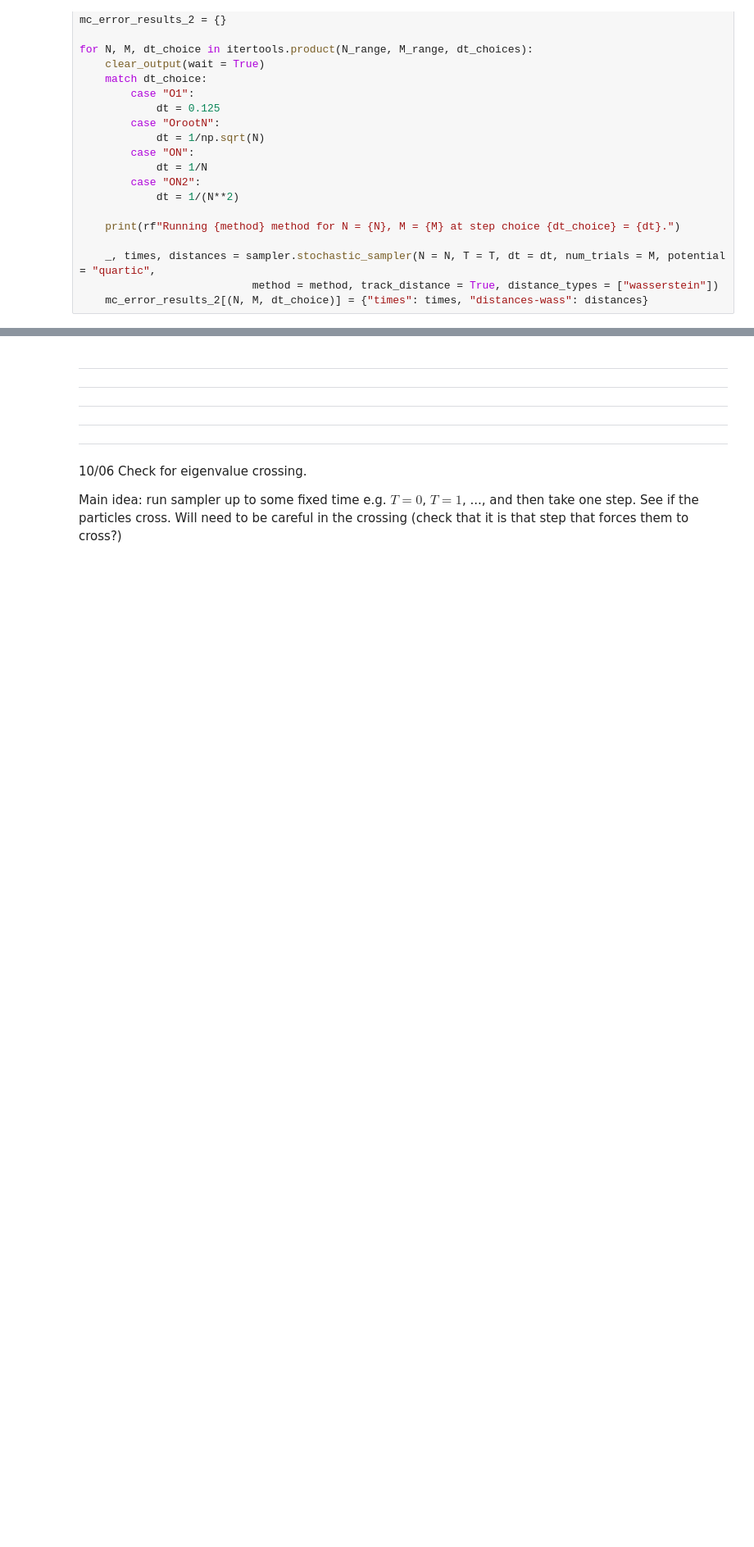
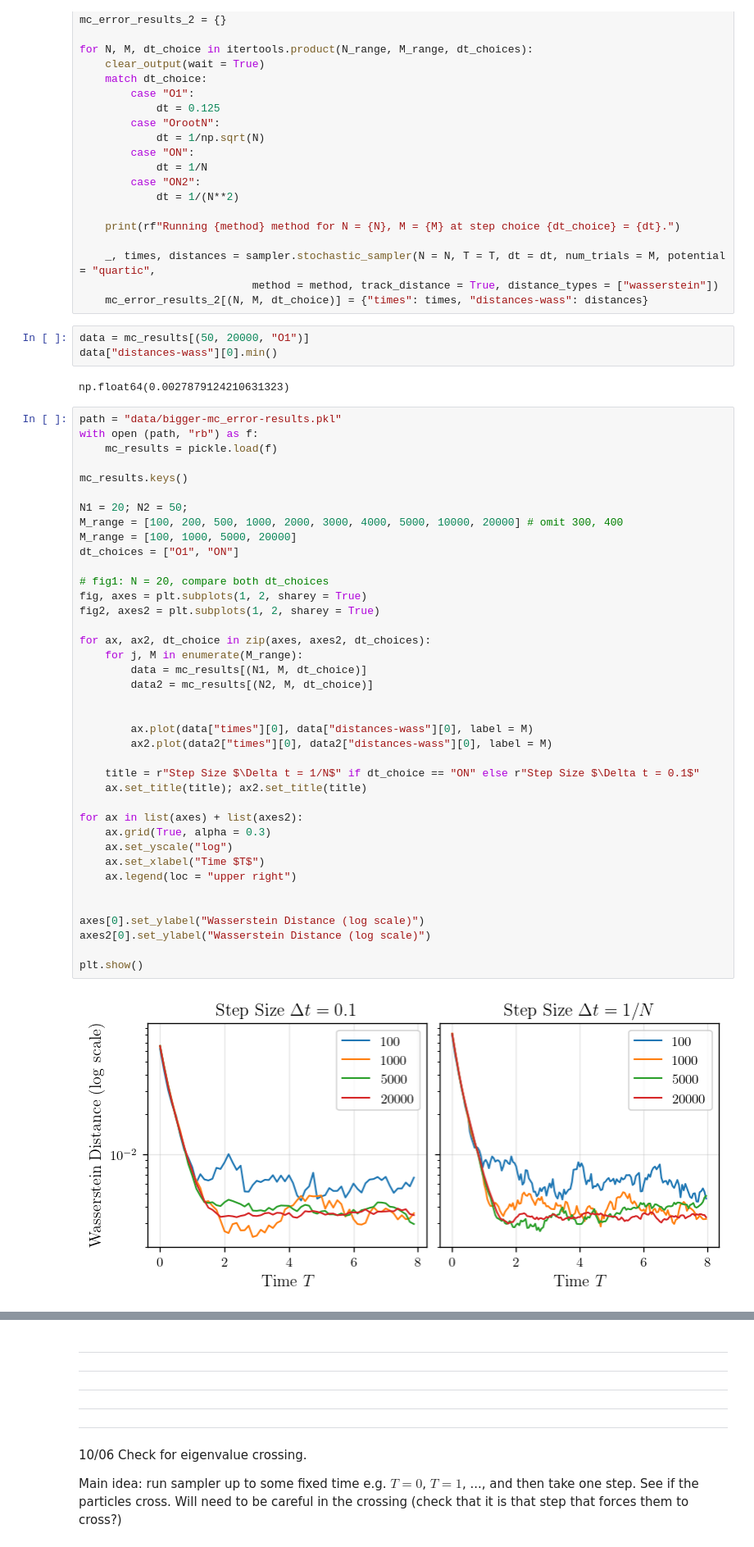
Before and after one commit to fredwdickinson/dissertation, a Jupyter notebook: code/main.ipynb, the cells around one changed output, grey strips where cells are left out. Shown at 82% size. Saved outputs shown, nothing was run; the diff lists cells and outputs as text; blank space fills up the shorter version.

```diff
--- a/code/main.ipynb
+++ b/code/main.ipynb
@@ -359,3 +366,49 @@ for N, M, dt_choice in itertools.product(N_range, M_range, dt_choices):
     _, times, distances = sampler.stochastic_sampler(N = N, T = T, dt = dt, num_trials = M, potential = "quartic",
                            method = method, track_distance = True, distance_types = ["wasserstein"])
     mc_error_results_2[(N, M, dt_choice)] = {"times": times, "distances-wass": distances}
+# %%
+data = mc_results[(50, 20000, "O1")]
+data["distances-wass"][0].min()
+# %% [output]
+np.float64(0.0027879124210631323)
+# %%
+path = "data/bigger-mc_error-results.pkl"
+with open (path, "rb") as f:
+    mc_results = pickle.load(f)
+
+mc_results.keys()
+
+N1 = 20; N2 = 50;
+M_range = [100, 200, 500, 1000, 2000, 3000, 4000, 5000, 10000, 20000] # omit 300, 400
+M_range = [100, 1000, 5000, 20000]
+dt_choices = ["O1", "ON"]
+
+# fig1: N = 20, compare both dt_choices
+fig, axes = plt.subplots(1, 2, sharey = True)
+fig2, axes2 = plt.subplots(1, 2, sharey = True)
+
+for ax, ax2, dt_choice in zip(axes, axes2, dt_choices):
+    for j, M in enumerate(M_range):
+        data = mc_results[(N1, M, dt_choice)]
+        data2 = mc_results[(N2, M, dt_choice)]
+
+
+        ax.plot(data["times"][0], data["distances-wass"][0], label = M)
+        ax2.plot(data2["times"][0], data2["distances-wass"][0], label = M)
+
+    title = r"Step Size $\Delta t = 1/N$" if dt_choice == "ON" else r"Step Size $\Delta t = 0.1$"
+    ax.set_title(title); ax2.set_title(title)
+
+for ax in list(axes) + list(axes2):
+    ax.grid(True, alpha = 0.3)
+    ax.set_yscale("log")
+    ax.set_xlabel("Time $T$")
+    ax.legend(loc = "upper right")
+
+
+axes[0].set_ylabel("Wasserstein Distance (log scale)")
+axes2[0].set_ylabel("Wasserstein Distance (log scale)")
+
+plt.show()
+# %% [output]
+[figure, added]
```
Also changed, not shown: parts of 8 cells of this notebook, 4 other files.
